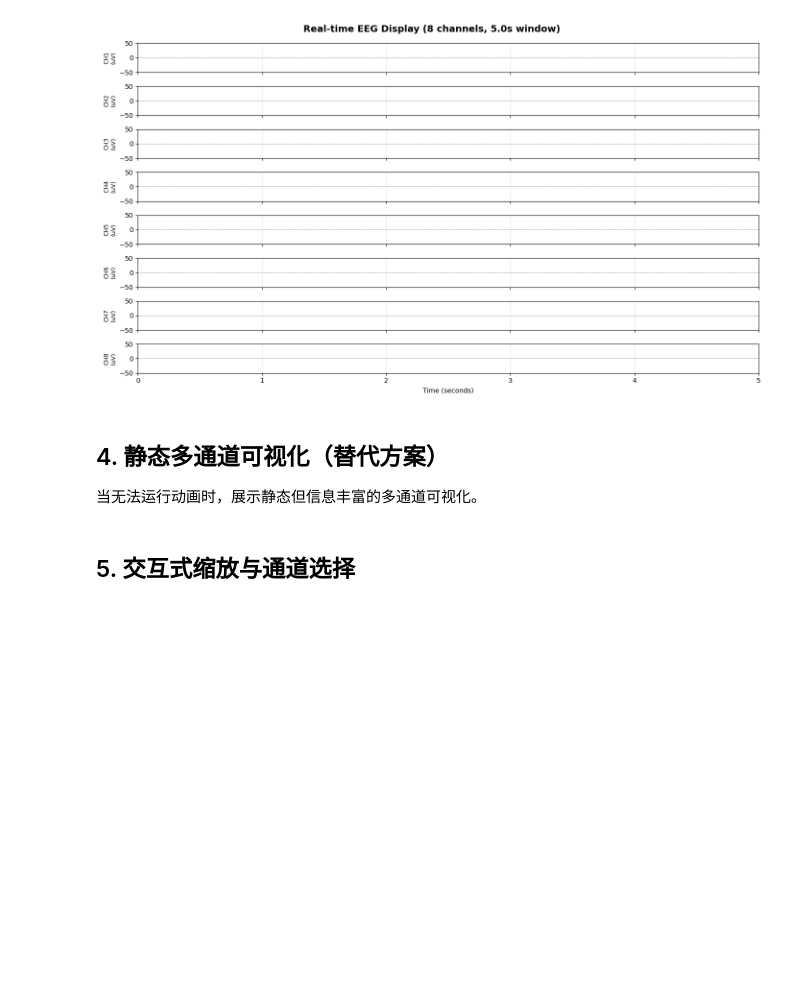
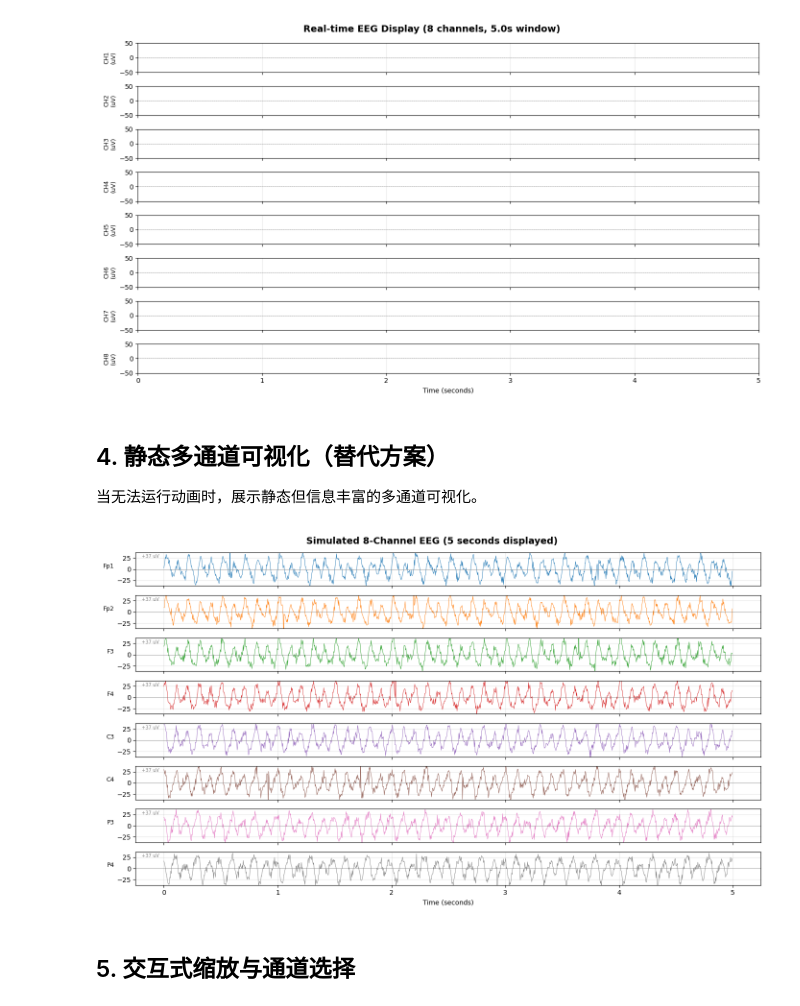
Before and after one commit to usstziyi/openbci-3, a Jupyter notebook: notebooks/unit_04_realtime_visualization.ipynb, the cells around one changed output. Saved outputs shown, nothing was run; the diff lists cells and outputs as text; code cells hidden in the pictures; blank space fills up the shorter version.

Commit message:
plot_erp_overlay

```diff
--- a/notebooks/unit_04_realtime_visualization.ipynb
+++ b/notebooks/unit_04_realtime_visualization.ipynb
@@ -363,50 +363,61 @@ def plot_multichannel_eeg(
     if window_sec is not None:
         n_samples = min(n_samples, int(window_sec * sfreq))
 
-    time_axis = np.arange(n_samples) / sfreq
+    time_axis = np.arange(n_samples) / sfreq # 时间轴，单位秒
 
     if channel_labels is None:
         channel_labels = [f'CH{i+1}' for i in range(n_channels)]
 
-    fig, axes = plt.subplots(n_channels, 1, figsize=(14, 2 * n_channels), sharex=True)
+    fig, axes = plt.subplots(n_channels, 1, figsize=(14, 1 * n_channels), sharex=True)
 
     if n_channels == 1:
         axes = [axes]
 
     # 自动计算 Y 轴范围
+    # 取绝对值数据中的 95 分位数
+    # 有 95% 的振幅都小于等于这个值
+    # 只有 5% 的振幅比它更大
     y_max = np.percentile(np.abs(data[:, :n_samples]), 95) * 1.2
 
     for i, ax in enumerate(axes):
         ax.plot(time_axis, data[i, :n_samples], linewidth=0.6, color=f'C{i}')
         ax.set_ylabel(f'{channel_labels[i]}', fontsize=9, rotation=0, ha='right')
         ax.set_ylim(-y_max, y_max)
         ax.grid(True, alpha=0.3)
         ax.axhline(y=0, color='gray', linestyle='-', linewidth=0.5)
-        # 添加参考线标记
-        ax.text(0.01, 0.95, f'+{y_max:.0f} uV', transform=ax.transAxes,
-                fontsize=7, va='top', alpha=0.5)
+        ax.text(
+            0.01,  # x 坐标（相对于坐标轴的百分比位置）
+            0.95,  # y 坐标（相对于坐标轴的百分比位置）
+            f'+{y_max:.0f} uV',  # 显示的文本内容（最大振幅值）
+            transform=ax.transAxes,  # ax.transAxes：把当前 ax 的显示区域当成 0~1 的坐标系来定位文字
+            fontsize=7,  # 字体大小
+            va='top',  # 垂直对齐方式：顶部对齐
+            alpha=0.5  # 透明度（0-1，值越小越透明）
+        )
 
     axes[-1].set_xlabel('Time (seconds)')
     fig.suptitle(title, fontsize=14, fontweight='bold')
     plt.tight_layout()
 
     return fig
 
 
 # 生成 10 秒模拟数据并显示
 sim_source = SimulatedEEGSource(n_channels=8, sfreq=250, noise_level=5)
 eeg_data = sim_source.get_samples(250 * 10)  # 10 秒
 
 # 使用 10-20 系统命名
 standard_labels = ['Fp1', 'Fp2', 'F3', 'F4', 'C3', 'C4', 'P3', 'P4']
 
 fig = plot_multichannel_eeg(
     eeg_data,
     sfreq=250,
     channel_labels=standard_labels,
     window_sec=5,
     title="Simulated 8-Channel EEG (5 seconds displayed)"
 )
 plt.show()
+# %% [output]
+[figure, added]
 # %% [markdown]
 ## 5. 交互式缩放与通道选择
```
Also changed, not shown: parts of 3 cells of this notebook.
